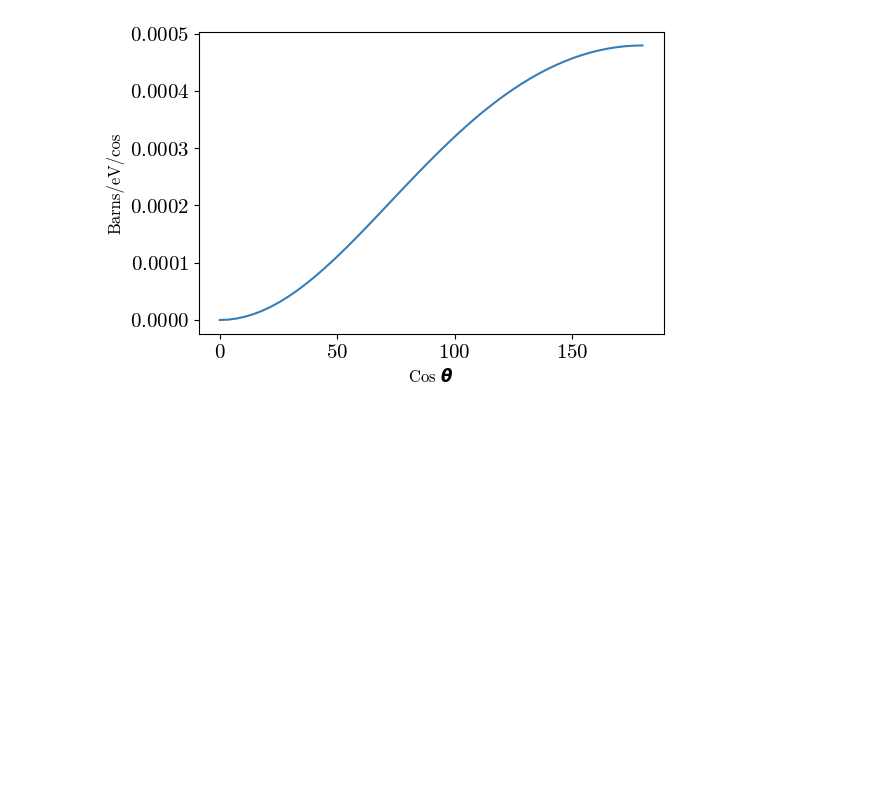
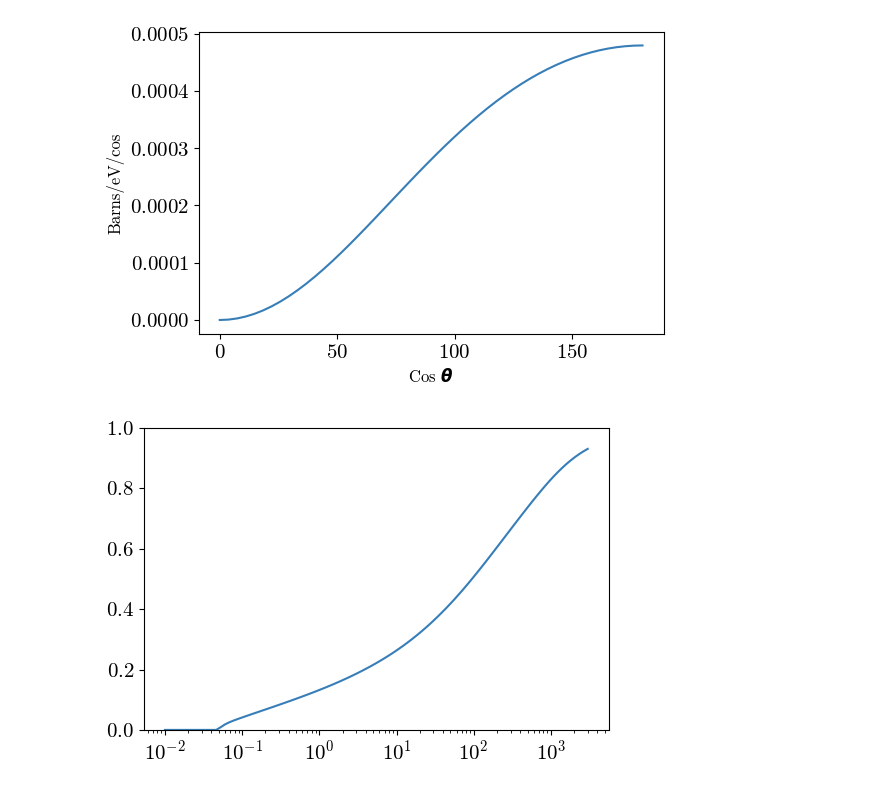
Before and after one commit to Duncan-Adams/MigdalCalc, a Jupyter notebook: Si_angular_analysis.ipynb, the cells around one changed output. Cells and saved outputs as stored; diff of their text form; code cells hidden in the pictures; blank space fills up the shorter version.

```diff
--- a/Si_angular_analysis.ipynb
+++ b/Si_angular_analysis.ipynb
@@ -59,4 +60,20 @@ plt.show()
 # %% [output]
 1.7071614819547574
 [figure]
+# %%
+#Validate Sarkis 2022 Quenching data, fig 3 of 2209.04503
+sarkis_E_range = np.geomspace(1e-2, 3*1e3, 100) #in keV, we convert to eV when we load sarkis data
+quench_arr = []
+
+#I have to do a loop becuase numpy is a dumb dumb
+for E in sarkis_E_range:
+    quench_arr.append(quench.Y_Si_sarkis2022(1e3*E))
+
+plt.plot(sarkis_E_range, quench_arr)
+plt.ylim(0, 1)
+plt.xscale('log')
+
+plt.show()
+# %% [output]
+[figure, added]
 # %%
```
Also changed, not shown: parts of 2 cells of this notebook, 50 other files.
